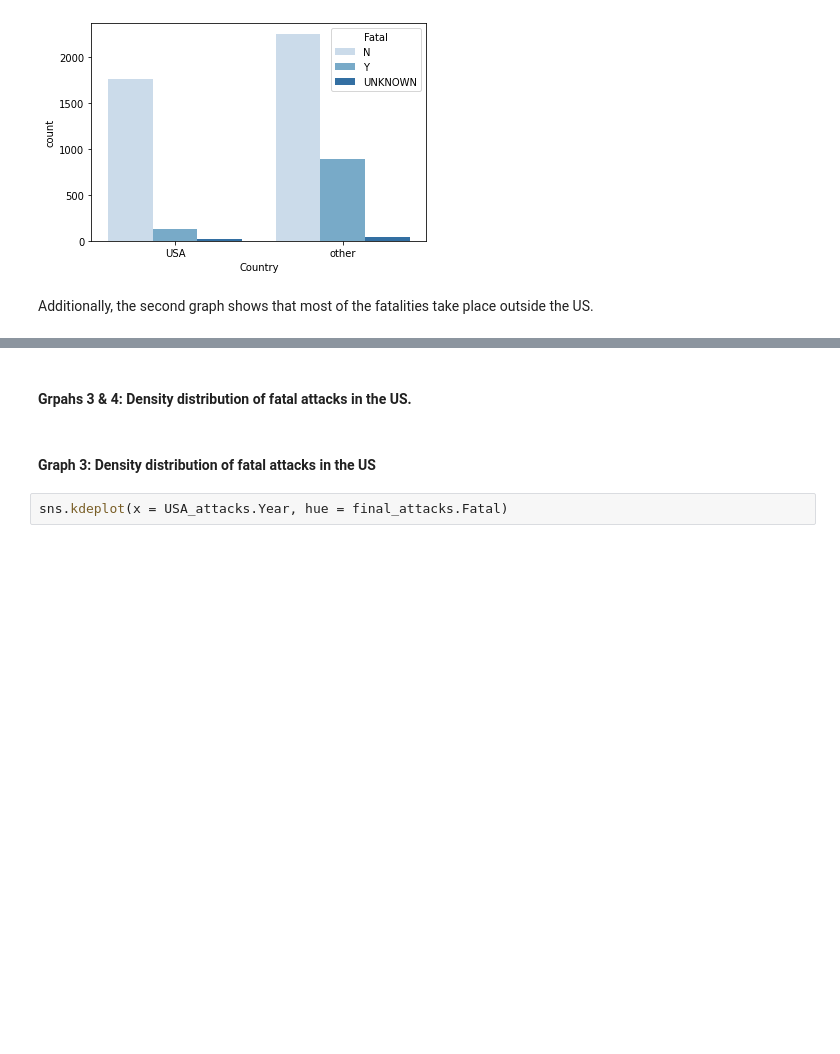
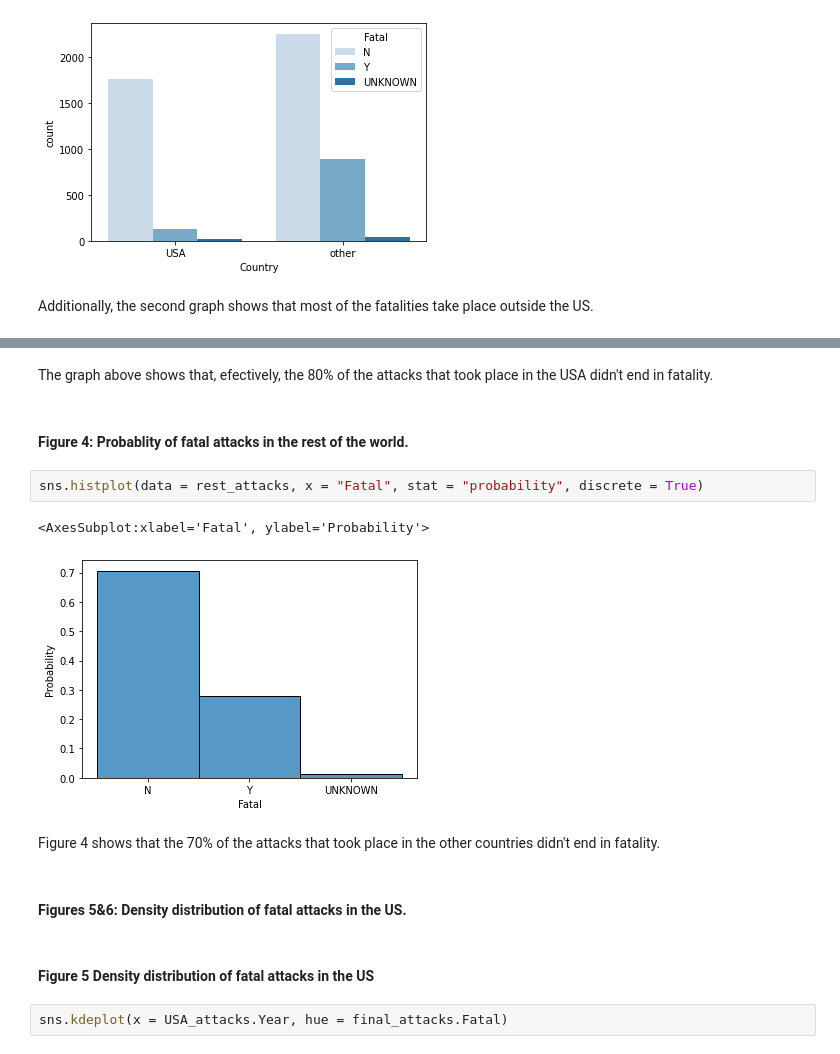
Before and after one commit to angelanavarrog/Pandas-project-Sharks-attacks, a Jupyter notebook: Output/Analysis.ipynb, the cells around one changed output, grey strips where cells are left out. Saved outputs shown, nothing was run; the diff lists cells and outputs as text; blank space fills up the shorter version.

```diff
--- a/Output/Analysis.ipynb
+++ b/Output/Analysis.ipynb
@@ -76,7 +83,18 @@ Additionally, the second graph shows that most of the fatalities take place outs
+# %% [markdown]
+The graph above shows that, efectively, the 80% of the attacks that took place in the USA didn't end in fatality.
+# %% [markdown]
+#### Figure 4: Probablity of fatal attacks in the rest of the world.
+# %%
+sns.histplot(data = rest_attacks, x = "Fatal", stat = "probability", discrete = True)
+# %% [output]
+<AxesSubplot:xlabel='Fatal', ylabel='Probability'>
+[figure, added]
+# %% [markdown]
+Figure 4  shows that the 70% of the attacks that took place in the other countries didn't end in fatality.
+# %% [markdown]
+#### Figures  5&6:  Density distribution of fatal attacks in the US.
 # %% [markdown]
-#### Grpahs 3 & 4: Density distribution of fatal attacks in the US.
+#### Figure 5 Density distribution of fatal attacks in the US
-# %% [markdown]
-#### Graph 3: Density distribution of fatal attacks in the US
 # %%
 sns.kdeplot(x = USA_attacks.Year, hue = final_attacks.Fatal)
 # %% [output]
```
Also changed, not shown: parts of 8 cells of this notebook.
